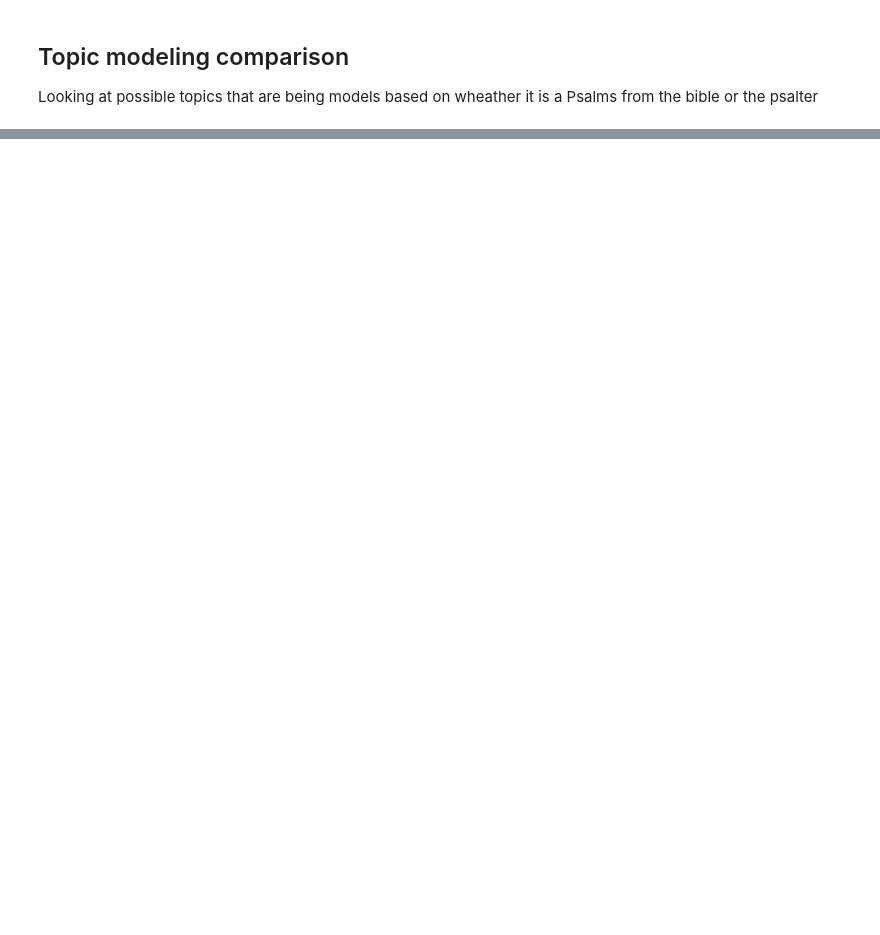
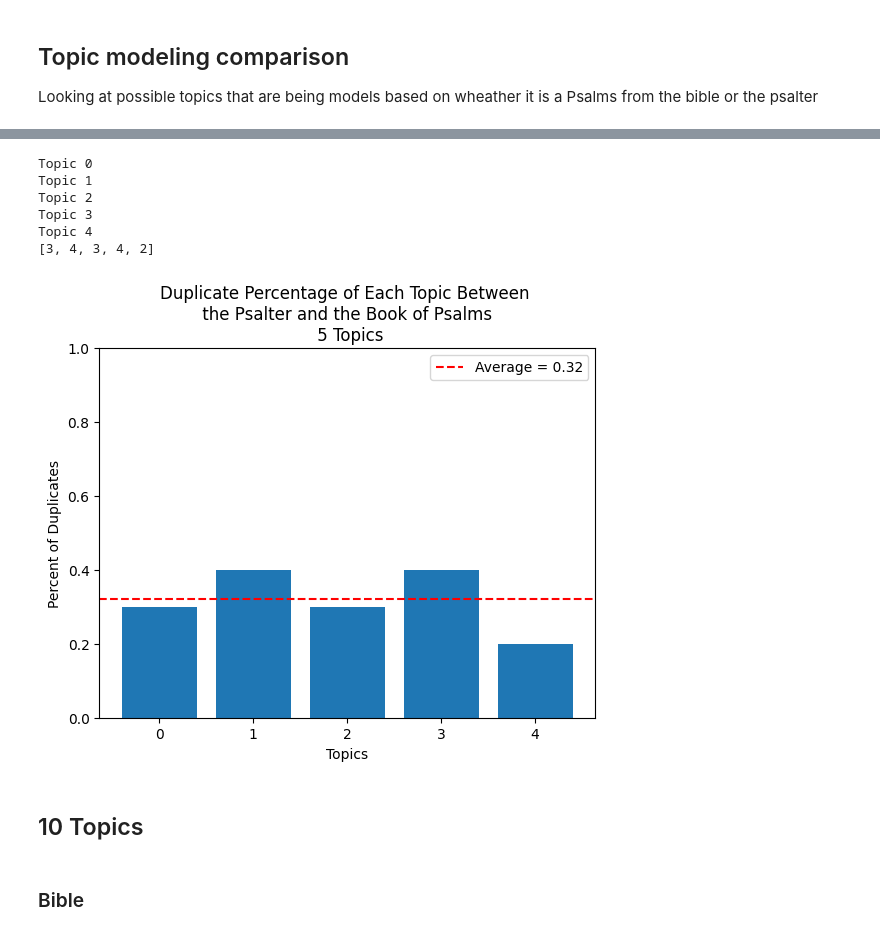
Before and after one commit to cwc09262/psalms-text-comparison, a Jupyter notebook: BERTopic.ipynb, the cells around one changed output, grey strips where cells are left out. Cells and saved outputs as stored; diff of their text form; code cells hidden in the pictures; blank space fills up the shorter version.

```diff
--- a/BERTopic.ipynb
+++ b/BERTopic.ipynb
@@ -692,4 +622,4 @@ bible_df_topics
 # %%
-overall_topics = pd.concat([bible_df_topics, df_topics], axis=1, join='inner').T.drop_duplicates().T
+overall_topics5 = pd.concat([bible_df_topics, df_topics], axis=1, join='inner').T.drop_duplicates().T
 
-overall_topics
+#overall_topics
@@ -713,0 +666,68 @@ overall_topics
+# %%
+duplicates_per_topic = [0, 0, 0, 0, 0]
+
+for topic_start in [0, 10, 20, 30, 40]:
+    topic_num = topic_start // 10
+
+    print(f"Topic {topic_num}")
+
+    for bible_idx in range(topic_start, topic_start + 10):
+        target_word = overall_topics5['Bible - word'].iloc[bible_idx]
+
+        for psalter_idx in range(topic_start, topic_start + 10):
+            compare_word = overall_topics5['Psalter - word'].iloc[psalter_idx]
+
+            if target_word == compare_word:
+                duplicates_per_topic[topic_num] += 1
+
+print(duplicates_per_topic)
+# %% [output]
+Topic 0
+Topic 1
+Topic 2
+Topic 3
+Topic 4
+[3, 4, 3, 4, 2]
+# %%
+rows = []
+
+for i in range(len(duplicates_per_topic)):
+    rows.append({
+        "Topic": i,
+        "Percentage of Duplicates": duplicates_per_topic[i] / 10
+    })
+
+dup_percentages = pd.DataFrame(rows)
+dup_percentages_5 = dup_percentages
+# %%
+import matplotlib.pyplot as plt
+
+fig, ax = plt.subplots()
+
+ax.bar(
+    dup_percentages["Topic"],
+    dup_percentages["Percentage of Duplicates"]
+)
+
+ax.set_ylim(0, 1)
+
+avg = dup_percentages["Percentage of Duplicates"].mean()
+
+ax.axhline(avg, color='red', linestyle='--', label=f'Average = {avg:.2f}')
+
+ax.set_xlabel('Topics')
+ax.set_ylabel('Percent of Duplicates')
+ax.set_title('Duplicate Percentage of Each Topic Between \n the Psalter and the Book of Psalms \n 5 Topics')
+
+ax.set_xticks(dup_percentages["Topic"])
+
+ax.legend()
+
+# IMPORTANT: save figure object
+topic5_duplicate_plot = fig
+
+plt.show()
+# %% [output]
+[figure, added]
+# %% [markdown]
+## 10 Topics
@@ -713,0 +743,2 @@ overall_topics
+# %% [markdown]
+### Bible
```
Also changed, not shown: parts of 68 cells of this notebook.
